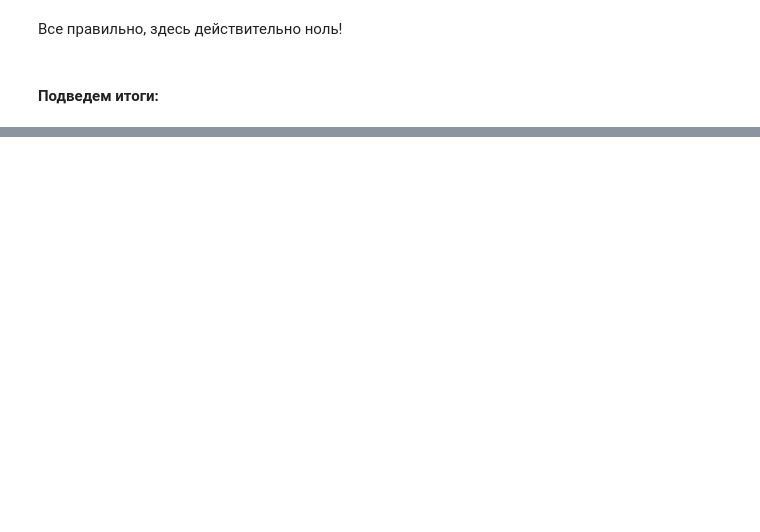
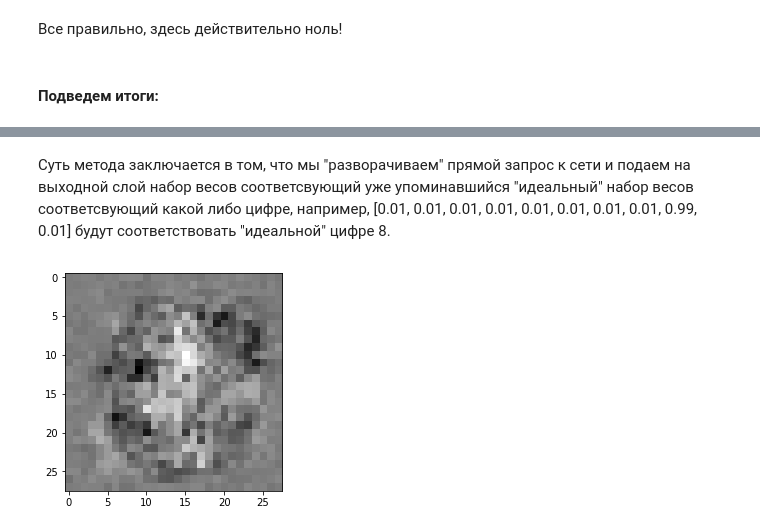
Before and after one commit to AndrewLrrr/neural-network, a Jupyter notebook: mnist/mnist_classification.ipynb, the cells around one changed output, grey strips where cells are left out. Saved outputs shown, nothing was run; the diff lists cells and outputs as text; code cells hidden in the pictures; blank space fills up the shorter version.

Commit message:
Add nn back query method and finish with notebook

```diff
--- a/mnist/mnist_classification.ipynb
+++ b/mnist/mnist_classification.ipynb
@@ -121,2 +121,7 @@ array([ 0.01      ,  0.01      ,  0.01      ,  0.01      ,  0.01      ,
+# %%
+def get_ideal_number_weights(marker):
+    base = np.array([0.01] * 10)
+    base[marker] = 0.99
+    return base
 # %%
 def csv_to_target_list(line):
@@ -568,0 +574,7 @@ show_predictions(nn.predict(image_to_input_list('images/zero.jpg')))
+# %% [markdown]
+Суть метода заключается в том, что мы "разворачиваем" прямой запрос к сети и подаем на выходной слой набор весов соответсвующий уже упоминавшийся "идеальный" набор весов соответсвующий какой либо цифре, например, [0.01, 0.01, 0.01, 0.01, 0.01, 0.01, 0.01, 0.01, 0.99, 0.01] будут соответствовать "идеальной" цифре 8.
+# %%
+img_data = nn.back_query(get_ideal_number_weights(8))
+plt.imshow(img_data.reshape(28,28), cmap='Greys', interpolation='None');
+# %% [output]
+[figure, added]
```
Also changed, not shown: parts of 11 cells of this notebook, 3 other files.
